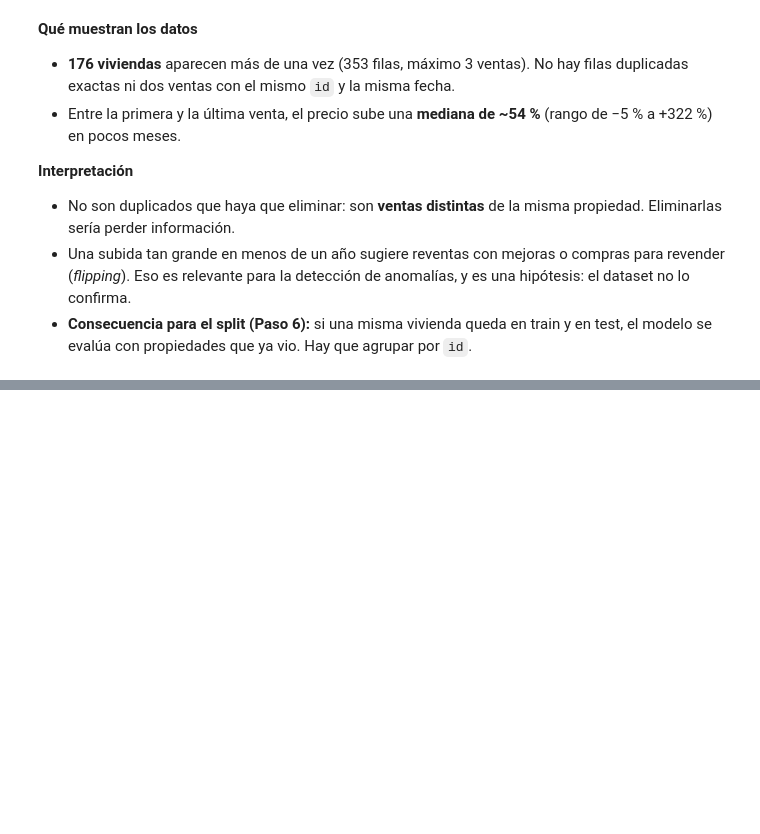
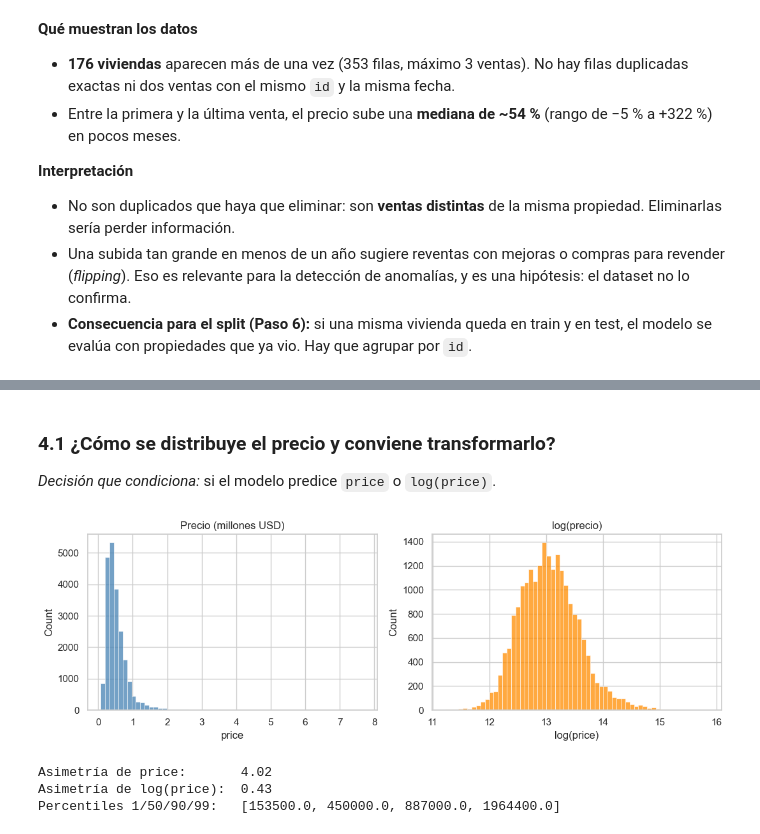
Before and after one commit to lvanCR/cc209-precios-inmobiliarios, a Jupyter notebook: notebooks/02_eda.ipynb, the cells around one changed output, grey strips where cells are left out. Drawn from its saved outputs; the diff is of its cells as text; code cells hidden in the pictures; blank space fills up the shorter version.

```diff
--- a/notebooks/02_eda.ipynb
+++ b/notebooks/02_eda.ipynb
@@ -155,0 +160,22 @@ cambio["variacion_%"].describe().round(1).to_frame("variación de precio entre v
+# %% [markdown]
+### 4.1 ¿Cómo se distribuye el precio y conviene transformarlo?
+*Decisión que condiciona:* si el modelo predice `price` o `log(price)`.
+# %%
+fig, axes = plt.subplots(1, 2, figsize=(11, 3.8))
+sns.histplot(df["price"] / 1e6, bins=60, ax=axes[0], color="steelblue")
+axes[0].set_title("Precio (millones USD)")
+axes[0].set_xlabel("price")
+sns.histplot(np.log(df["price"]), bins=60, ax=axes[1], color="darkorange")
+axes[1].set_title("log(precio)")
+axes[1].set_xlabel("log(price)")
+plt.tight_layout()
+plt.show()
+
+print("Asimetría de price:      ", round(df["price"].skew(), 2))
+print("Asimetría de log(price): ", round(np.log(df["price"]).skew(), 2))
+print("Percentiles 1/50/90/99:  ", df["price"].quantile([.01, .5, .9, .99]).round(0).tolist())
+# %% [output]
+[figure, added]
+Asimetría de price:       4.02
+Asimetría de log(price):  0.43
+Percentiles 1/50/90/99:   [153500.0, 450000.0, 887000.0, 1964400.0]
```
Also changed, not shown: parts of 25 cells of this notebook, 1 other file.
